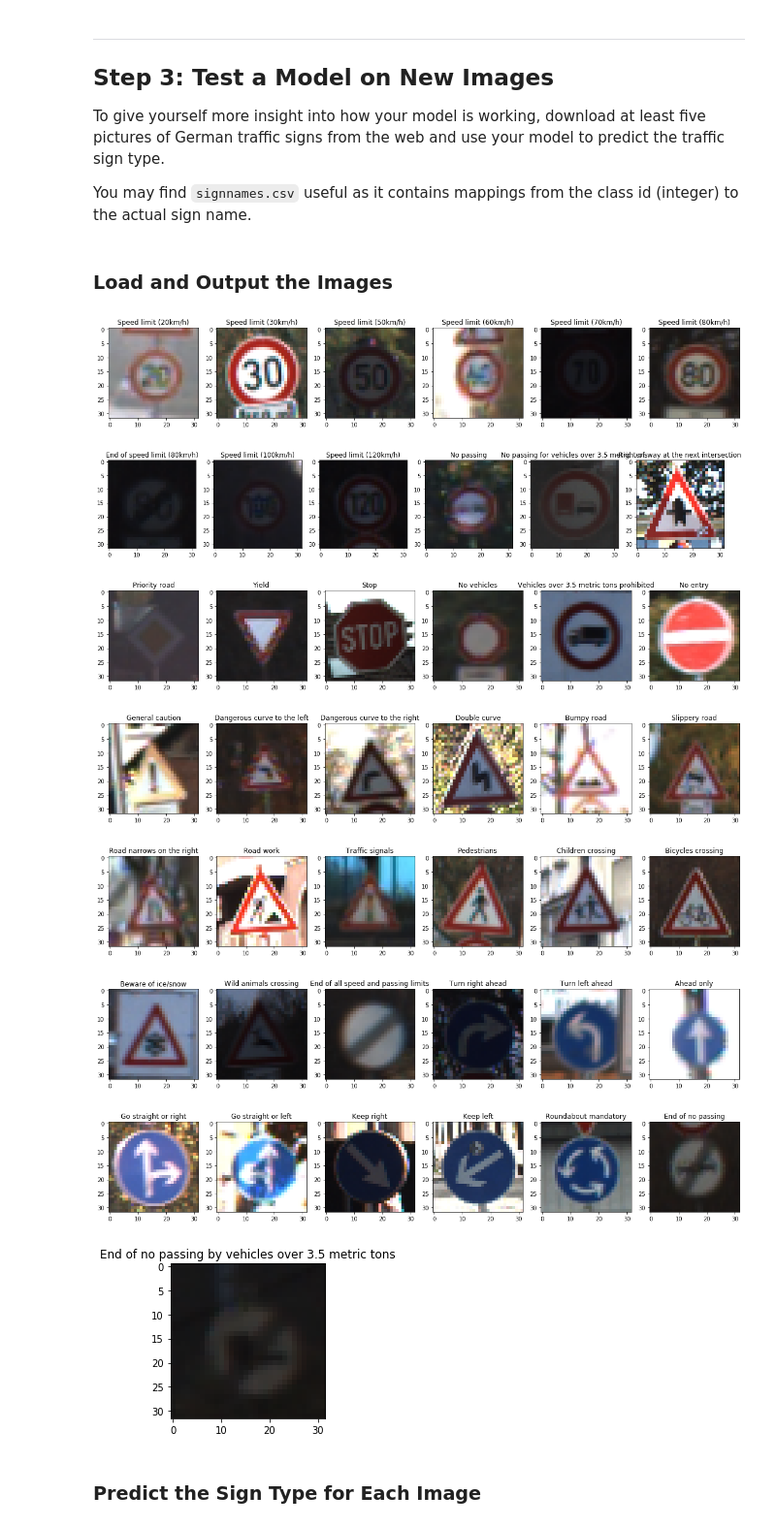
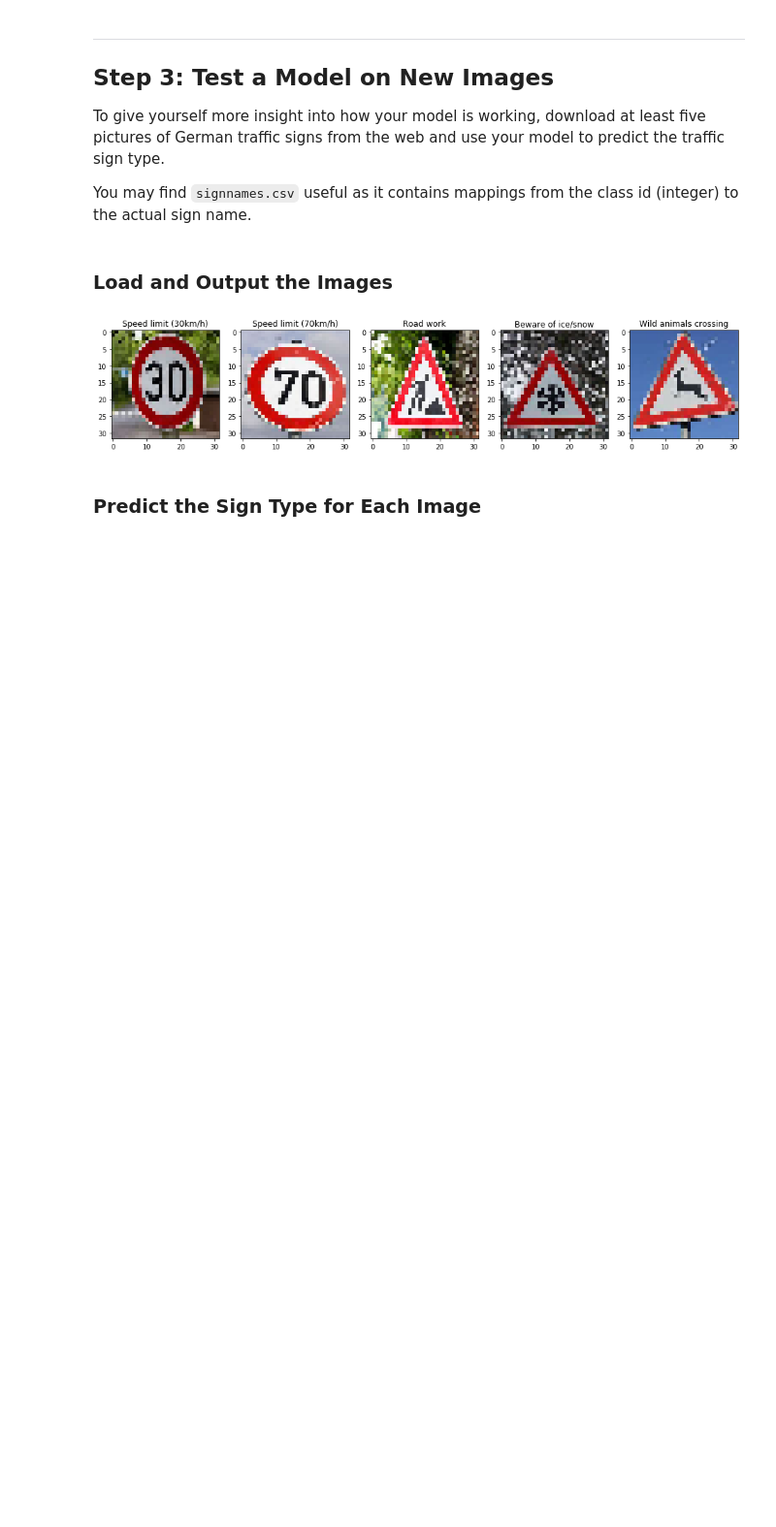
Before and after one commit to RenSilvaAU/CarND-Traffic-Sign-Classifier-Project, a Jupyter notebook: Traffic_Sign_Classifier.ipynb, the cells around one changed output. Shown at 97% size. Saved outputs shown, nothing was run; the diff lists cells and outputs as text; code cells hidden in the pictures; blank space fills up the shorter version.

```diff
--- a/Traffic_Sign_Classifier.ipynb
+++ b/Traffic_Sign_Classifier.ipynb
@@ -649,47 +783,39 @@ from glob import glob
 # import cv2
 from random import randint
 
-classes = sorted(glob('./data/test_images/*'))
+classes = sorted(glob('./data/de-signs/*'))
 
 
 ############################################################################################
 # Read data
 
 # - I have copied the training set from the German signs (http://benchmark.ini.rub.de/)
 # - the code below will read a random image for each class
 #   and store the result in a list
 ############################################################################################
 
 X_test_images = []
 y_test_labels = []
 
 for cl in classes:
 
     my_class = int(cl.split("/")[-1])
 
     files = glob(cl + "/*")
-    selected = randint(0,len(files))
 
-    img = plt.imread(files[selected])
+    img = plt.imread(files[0])
 
     # convert to same size
     img = cv2.resize(img,(32,32))
 
     # adding to
     X_test_images.append(img)
     y_test_labels.append(my_class)
 
 # afrter reading, display them
 display_images(X_test_images,y_test_labels,max_images=len(X_test_images))
 # %% [output]
-[figure, old version]
+[figure, new version]
-[figure, removed]
-[figure, removed]
-[figure, removed]
-[figure, removed]
-[figure, removed]
-[figure, removed]
-[figure, removed]
 # %% [markdown]
 ### Predict the Sign Type for Each Image
 # %%
```
Also changed, not shown: parts of 23 cells of this notebook, 42 other files.
